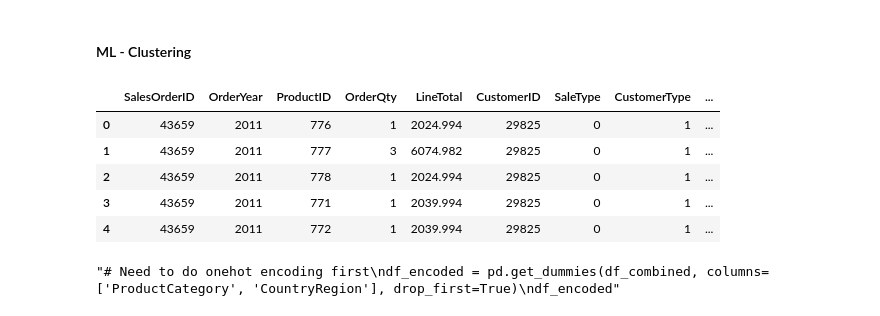
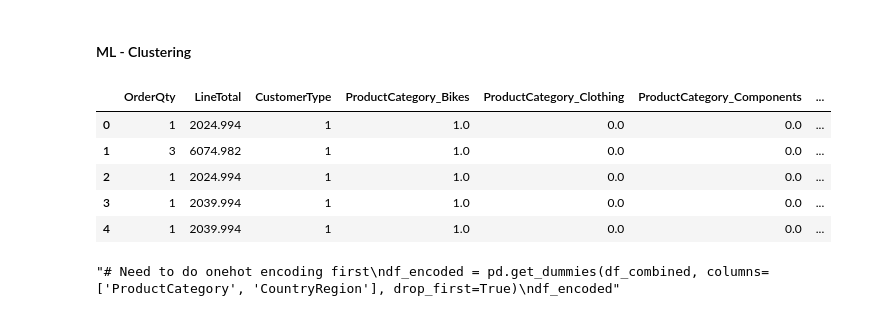
Before and after one commit to dsprincess/python-projects, a Jupyter notebook: Clustering_Customer_Segmentation_AW2022/taskupdated.ipynb, the cells around one changed output. Drawn from its saved outputs; the diff is of its cells as text; code cells hidden in the pictures.

```diff
--- a/Clustering_Customer_Segmentation_AW2022/taskupdated.ipynb
+++ b/Clustering_Customer_Segmentation_AW2022/taskupdated.ipynb
@@ -381,5 +418,8 @@ First-time buyer  27450     35
 Frequent buyer      145  27024
 Occasional buyer  21474     46
 Regular buyer      9861  16742
+# %%
+#Dropped further unnecessary columns
+df_combined = df_combined.drop(['CustomerID', 'SaleType', 'PurchaseCount','ProductID','OrderYear', 'SalesOrderID', 'CountryRegion'],axis=1)
 # %% [markdown]
 #### ML - Clustering
@@ -389,32 +428,32 @@ kmeans = KMeans(n_clusters=4)
 # %%
 from sklearn.preprocessing import OneHotEncoder
 
 # Assuming df is your original DataFrame
 
 # Initialize the OneHotEncoder with drop='first' to avoid multicollinearity
 encoder = OneHotEncoder(drop='first', sparse_output=False)
 
 # Fit and transform the 'ProductCategory' and 'CountryRegion' columns
-encoded = encoder.fit_transform(df_combined[['ProductCategory', 'CountryRegion']])
+encoded = encoder.fit_transform(df_combined[['ProductCategory','BuyingType']])
 
 # Create a DataFrame with the encoded columns
-df_encoded = pd.DataFrame(encoded, columns=encoder.get_feature_names_out(['ProductCategory', 'CountryRegion']))
+df_encoded = pd.DataFrame(encoded, columns=encoder.get_feature_names_out(['ProductCategory','BuyingType']))
 
 # Combine the encoded columns back with the original DataFrame
 df_encoded = pd.concat([df_combined, df_encoded], axis=1)
 
 # Drop the original 'ProductCategory' and 'CountryRegion' columns if needed
-df_encoded= df_encoded.drop(['ProductCategory', 'CountryRegion'], axis=1)
+df_encoded= df_encoded.drop(['ProductCategory','BuyingType'], axis=1)
 
 # Display the first few rows of the combined DataFrame
 df_encoded.head()
 # %% [output]
-|  | SalesOrderID | OrderYear | ProductID | OrderQty | LineTotal | CustomerID | SaleType | CustomerType | ... |
-| 0 | 43659 | 2011 | 776 | 1 | 2024.994 | 29825 | 0 | 1 | ... |
-| 1 | 43659 | 2011 | 777 | 3 | 6074.982 | 29825 | 0 | 1 | ... |
-| 2 | 43659 | 2011 | 778 | 1 | 2024.994 | 29825 | 0 | 1 | ... |
-| 3 | 43659 | 2011 | 771 | 1 | 2039.994 | 29825 | 0 | 1 | ... |
-| 4 | 43659 | 2011 | 772 | 1 | 2039.994 | 29825 | 0 | 1 | ... |
+|  | OrderQty | LineTotal | CustomerType | ProductCategory_Bikes | ProductCategory_Clothing | ProductCategory_Components | ... |
+| 0 | 1 | 2024.994 | 1 | 1.0 | 0.0 | 0.0 | ... |
+| 1 | 3 | 6074.982 | 1 | 1.0 | 0.0 | 0.0 | ... |
+| 2 | 1 | 2024.994 | 1 | 1.0 | 0.0 | 0.0 | ... |
+| 3 | 1 | 2039.994 | 1 | 1.0 | 0.0 | 0.0 | ... |
+| 4 | 1 | 2039.994 | 1 | 1.0 | 0.0 | 0.0 | ... |
 # %%
 '''# Need to do onehot encoding first
 df_encoded = pd.get_dummies(df_combined, columns=['ProductCategory', 'CountryRegion'], drop_first=True)
```
Also changed, not shown: parts of 23 cells of this notebook.
